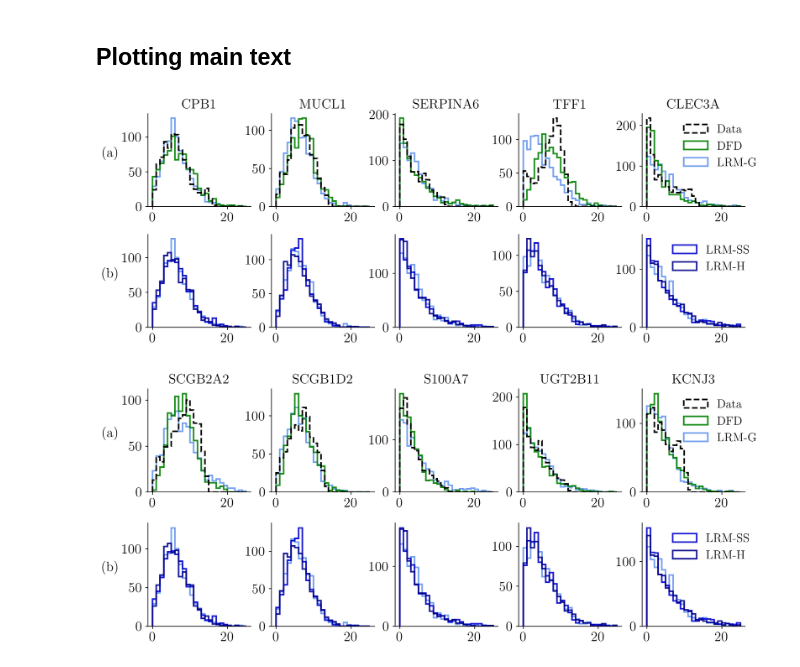
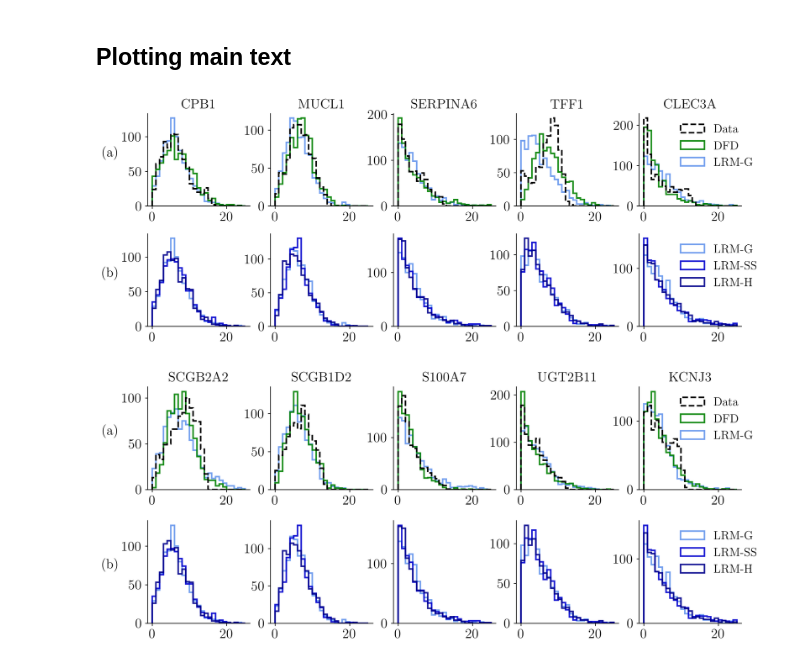
Before and after one commit to williamlaplante/LRM-Bayes, a Jupyter notebook: experiments/counts/graphical/plotting-all-BRCA.ipynb, the cells around one changed output. Saved outputs shown, nothing was run; the diff lists cells and outputs as text; code cells hidden in the pictures.

Commit message:
added label

```diff
--- a/experiments/counts/graphical/plotting-all-BRCA.ipynb
+++ b/experiments/counts/graphical/plotting-all-BRCA.ipynb
@@ -34,40 +34,40 @@ def plot(labels, select_idx, figsize=(12.5,4.5), save=False, filename=None):
 
     for j, lab, count in zip(range(5), labels, select_idx):
         axs[0, j].hist(raw_data[:, count], histtype='step', bins=np.arange(N_MAX+1), label="Data",color='black', linestyle='--', linewidth=lw, zorder=3)
         axs[0, j].hist(DFDBayes[0, :, count], histtype='step', bins=np.arange(N_MAX+1), label="DFD", color='green', linestyle='-', linewidth=lw, alpha=0.9, zorder=2)
         axs[0, j].hist(LRM_gaussian_prior[:, count], histtype='step', bins=np.arange(N_MAX+1), label="LRM-G", color='cornflowerblue', linestyle='-', linewidth=lw, alpha=0.9, zorder=1)
         axs[0, j].set_title(lab, fontsize=16)
 
     for j, lab, count in zip(range(5), labels_main, selected_main_idx):
-        axs[1, j].hist(LRM_gaussian_prior[:, count], histtype='step', bins=np.arange(N_MAX+1), color='cornflowerblue', linestyle='-', linewidth=lw, alpha=0.9, zorder=1)
+        axs[1, j].hist(LRM_gaussian_prior[:, count], histtype='step', bins=np.arange(N_MAX+1), label="LRM-G", color='cornflowerblue', linestyle='-', linewidth=lw, alpha=0.9, zorder=1)
         axs[1, j].hist(LRM_spike_slab_prior[:, count], histtype='step', bins=np.arange(N_MAX+1), label="LRM-SS", color='mediumblue', linestyle='-', linewidth=lw, alpha=0.9, zorder=1)
         axs[1, j].hist(LRM_horseshoe_prior[:, count], histtype='step', bins=np.arange(N_MAX+1), label="LRM-H", color='darkblue', linestyle='-', linewidth=lw, alpha=0.9, zorder=1)
 
 
 
     axs[0,-1].legend(frameon=False, fontsize=14, loc="upper left", bbox_to_anchor=(0.3, 1))
-    axs[1,-1].legend(frameon=False, fontsize=14, bbox_to_anchor=(1.15, 1))
+    axs[1,-1].legend(frameon=False, fontsize=14, bbox_to_anchor=(0.3, 1))
 
     axs[0, 0].set_ylabel("(a)", rotation=0, labelpad=13, fontdict={"fontsize": 16})
     axs[1, 0].set_ylabel("(b)", rotation=0, labelpad=13, fontdict={"fontsize": 16})
 
 
     for ax in axs.flat:
         ax.tick_params(axis='both', labelsize=16)
 
 
     fig.subplots_adjust(hspace=0.3)
 
     if save:
         plt.savefig(filename, format='pdf', bbox_inches='tight')
 
 plot(labels_main, selected_main_idx, save=True, filename="./results/BRCA-study-all-main-text.pdf")
 # %% [output]
-[figure, old version]
+[figure, new version]
 # %%
 labels_appendix = [lab for lab in flat_labels if lab not in labels_main]
 selected_appendix_idx = [label_to_idx[lab] for lab in labels_appendix]
 
 plot(labels_appendix, selected_appendix_idx, figsize=(12.5, 5.), save=True, filename="./results/BRCA-study-all-appendix-text.pdf")
 # %% [output]
-[figure, old version]
+[figure, new version]
```
Also changed, not shown: 2 other files.
